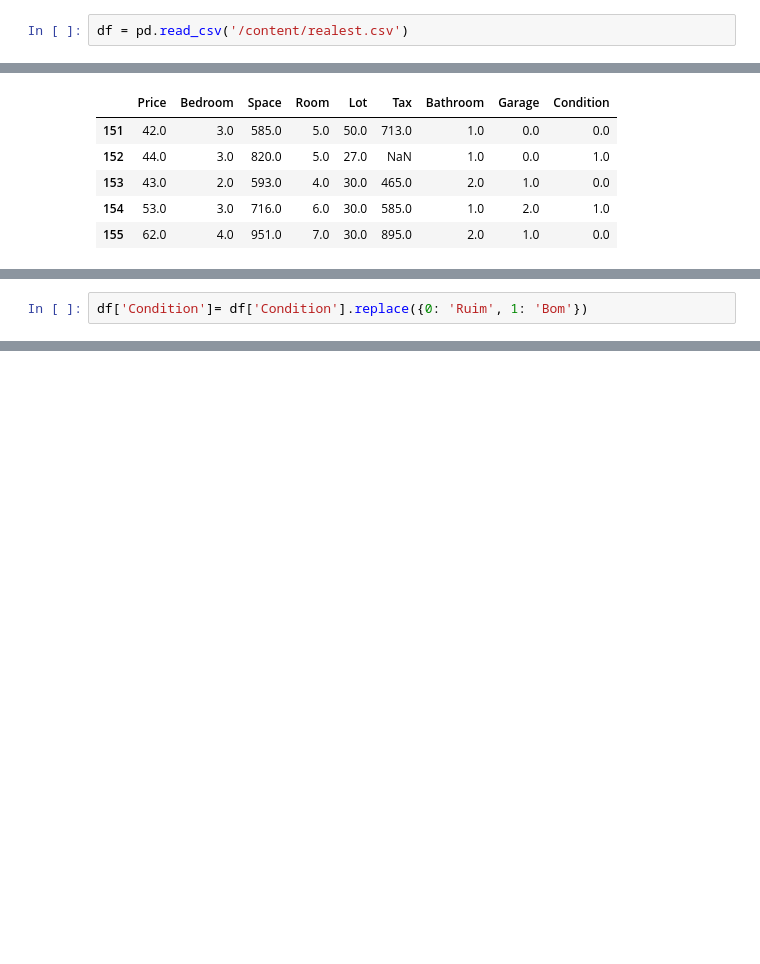
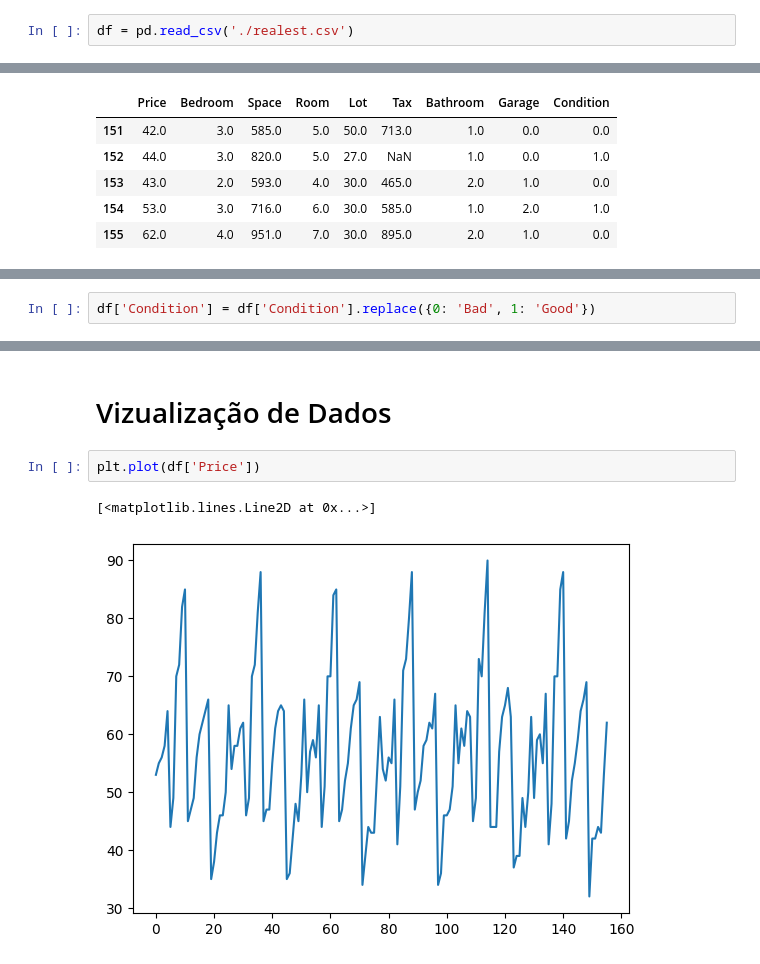
Before and after one commit to CaioJohnston/DataScience101, a Jupyter notebook: DataScience101.ipynb, the cells around one changed output, grey strips where cells are left out. Drawn from its saved outputs; the diff is of its cells as text; blank space fills up the shorter version.

```diff
--- a/DataScience101.ipynb
+++ b/DataScience101.ipynb
@@ -30,5 +29,5 @@ import pandas as pd
 # %%
-df = pd.read_csv('/content/realest.csv')
+df = pd.read_csv('./realest.csv')
 # %%
 df.head()
 # %% [output]
@@ -188,2 +226,2 @@ df['Tax'].fillna(df['Tax'].mean(), inplace=True)
 # %%
-df['Condition']= df['Condition'].replace({0: 'Ruim', 1: 'Bom'})
+df['Condition'] = df['Condition'].replace({0: 'Bad', 1: 'Good'})
@@ -190 +241,8 @@ df['Condition']= df['Condition'].replace({0: 'Ruim', 1: 'Bom'})
+# %% [markdown]
+# Vizualização de Dados
+# %%
+plt.plot(df['Price'])
+# %% [output]
+[<matplotlib.lines.Line2D at 0x...>]
+[figure, added]
 # %%
```
Also changed, not shown: parts of 52 cells of this notebook, 1 other file.
